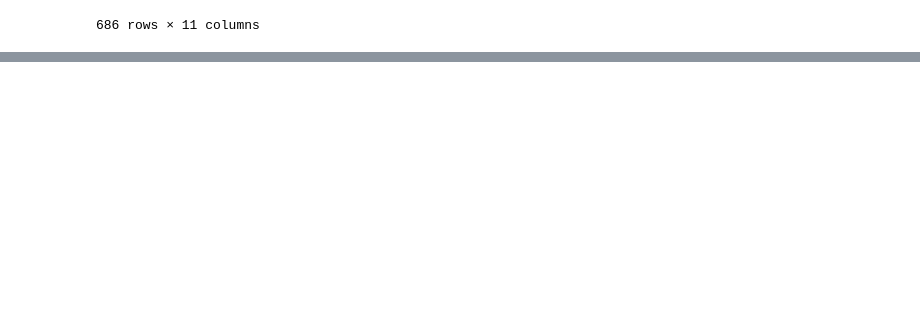
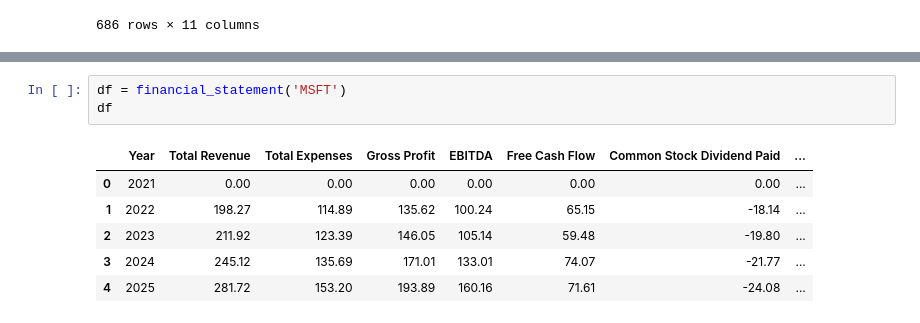
Before and after one commit to m-leni/var-simulation, a Jupyter notebook: notebooks/stock_analysis.ipynb, the cells around one changed output, grey strips where cells are left out. Saved outputs shown, nothing was run; the diff lists cells and outputs as text; blank space fills up the shorter version.

Commit message:
add: hist financial statement

```diff
--- a/notebooks/stock_analysis.ipynb
+++ b/notebooks/stock_analysis.ipynb
@@ -67,0 +104,10 @@ def get_ticker(
+# %%
+df = financial_statement('MSFT')
+df
+# %% [output]
+|  | Year | Total Revenue | Total Expenses | Gross Profit | EBITDA | Free Cash Flow | Common Stock Dividend Paid | ... |
+| 0 | 2021 | 0.00 | 0.00 | 0.00 | 0.00 | 0.00 | 0.00 | ... |
+| 1 | 2022 | 198.27 | 114.89 | 135.62 | 100.24 | 65.15 | -18.14 | ... |
+| 2 | 2023 | 211.92 | 123.39 | 146.05 | 105.14 | 59.48 | -19.80 | ... |
+| 3 | 2024 | 245.12 | 135.69 | 171.01 | 133.01 | 74.07 | -21.77 | ... |
+| 4 | 2025 | 281.72 | 153.20 | 193.89 | 160.16 | 71.61 | -24.08 | ... |
```
Also changed, not shown: parts of 13 cells of this notebook, 2 other files.
